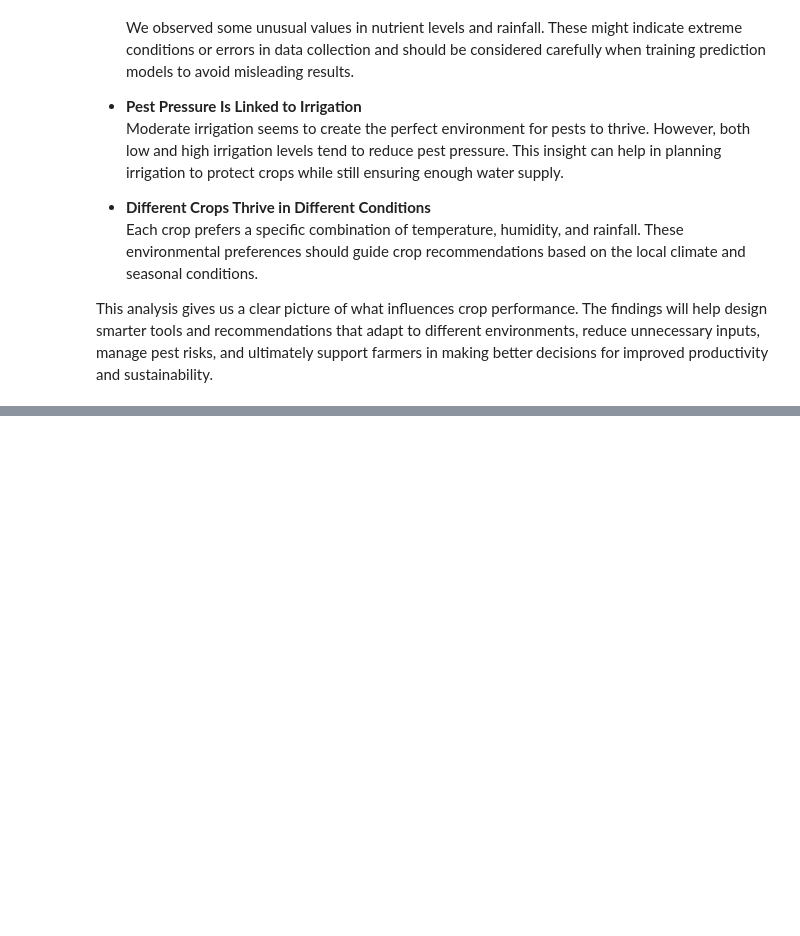
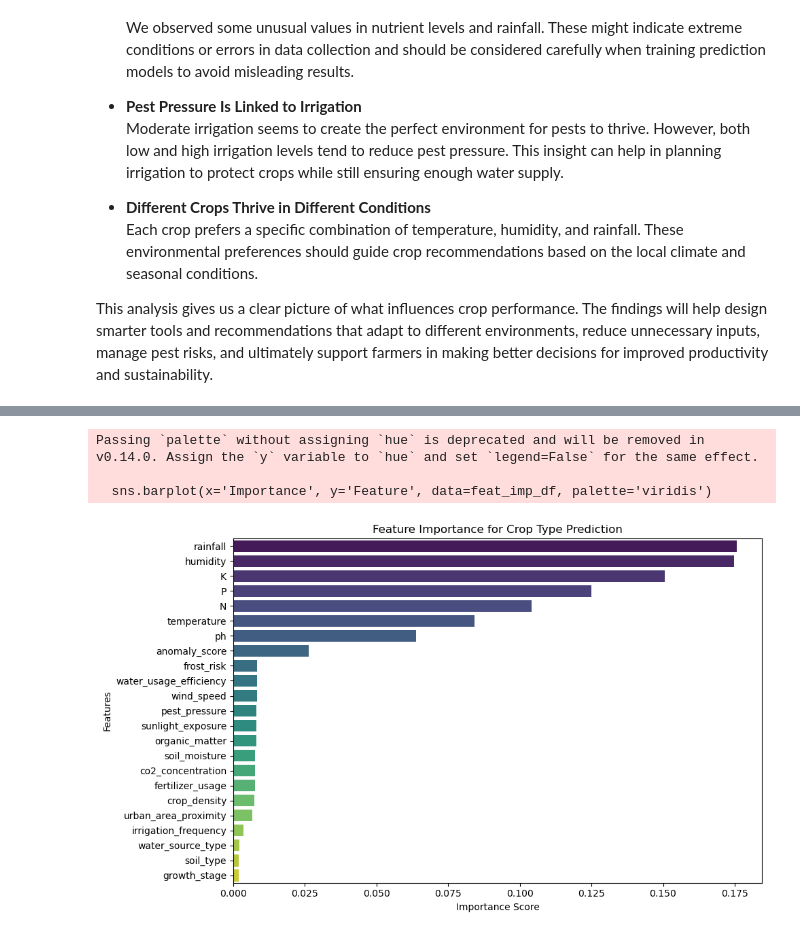
Before and after one commit to JaisreeMK-15/Crop-yield-prediction-and-recommendation, a Jupyter notebook: Crop prediction and recommendation.ipynb, the cells around one changed output, grey strips where cells are left out. Drawn from its saved outputs; the diff is of its cells as text; code cells hidden in the pictures; blank space fills up the shorter version.

```diff
--- a/Crop prediction and recommendation.ipynb
+++ b/Crop prediction and recommendation.ipynb
@@ -615,0 +629,38 @@ This analysis gives us a clear picture of what influences crop performance. The
+# %%
+# feature Importance for Crop Type Prediction
+
+from sklearn.model_selection import train_test_split
+from sklearn.ensemble import RandomForestClassifier
+from sklearn.preprocessing import StandardScaler
+
+# defining the features and target
+X = clean_crop_df.drop('label', axis=1)
+y = clean_crop_df['label']
+
+# scaling the features
+scaler = StandardScaler()
+X_scaled = scaler.fit_transform(X)
+
+#  training the random forest classifier
+clf = RandomForestClassifier(n_estimators=100, random_state=42)
+clf.fit(X_scaled, y)
+
+# feature importance
+feature_names = X.columns
+importances = clf.feature_importances_
+feat_imp_df = pd.DataFrame({'Feature': feature_names, 'Importance': importances})
+feat_imp_df = feat_imp_df.sort_values(by='Importance', ascending=False)
+
+# plotting the graph
+plt.figure(figsize=(10,6))
+sns.barplot(x='Importance', y='Feature', data=feat_imp_df, palette='viridis')
+plt.title('Feature Importance for Crop Type Prediction')
+plt.xlabel('Importance Score')
+plt.ylabel('Features')
+plt.tight_layout()
+plt.show()
+# %% [output]
+Passing `palette` without assigning `hue` is deprecated and will be removed in v0.14.0. Assign the `y` variable to `hue` and set `legend=False` for the same effect.
+
+  sns.barplot(x='Importance', y='Feature', data=feat_imp_df, palette='viridis')
+[figure, added]
```
Also changed, not shown: parts of 21 cells of this notebook.
